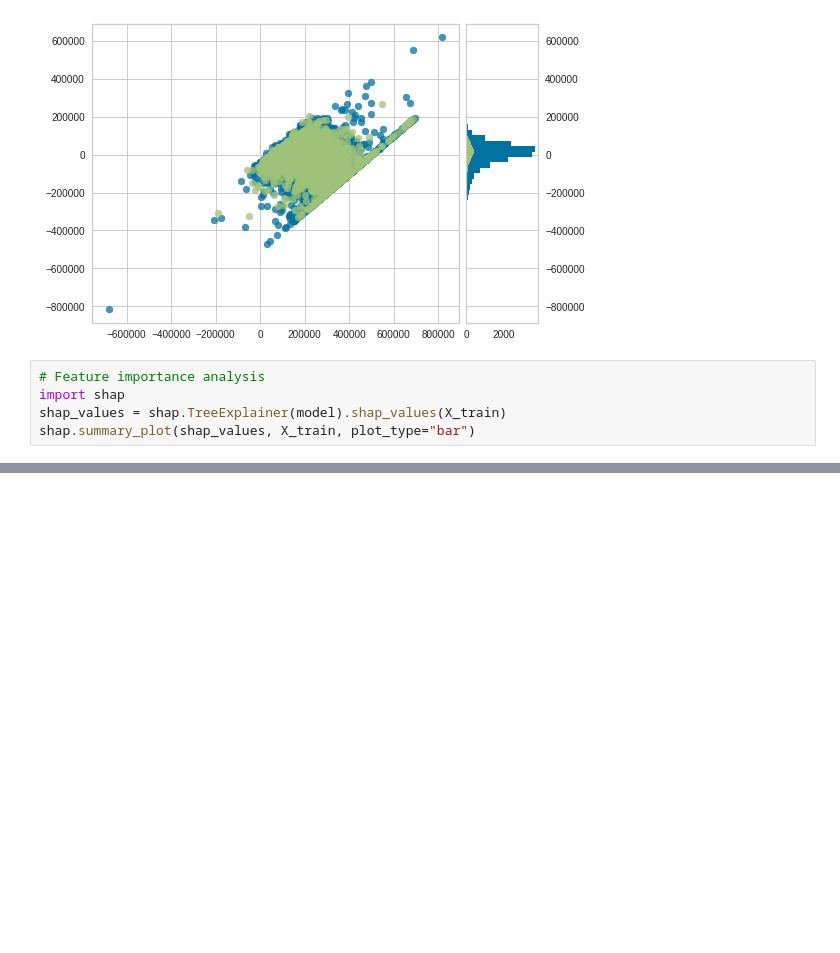
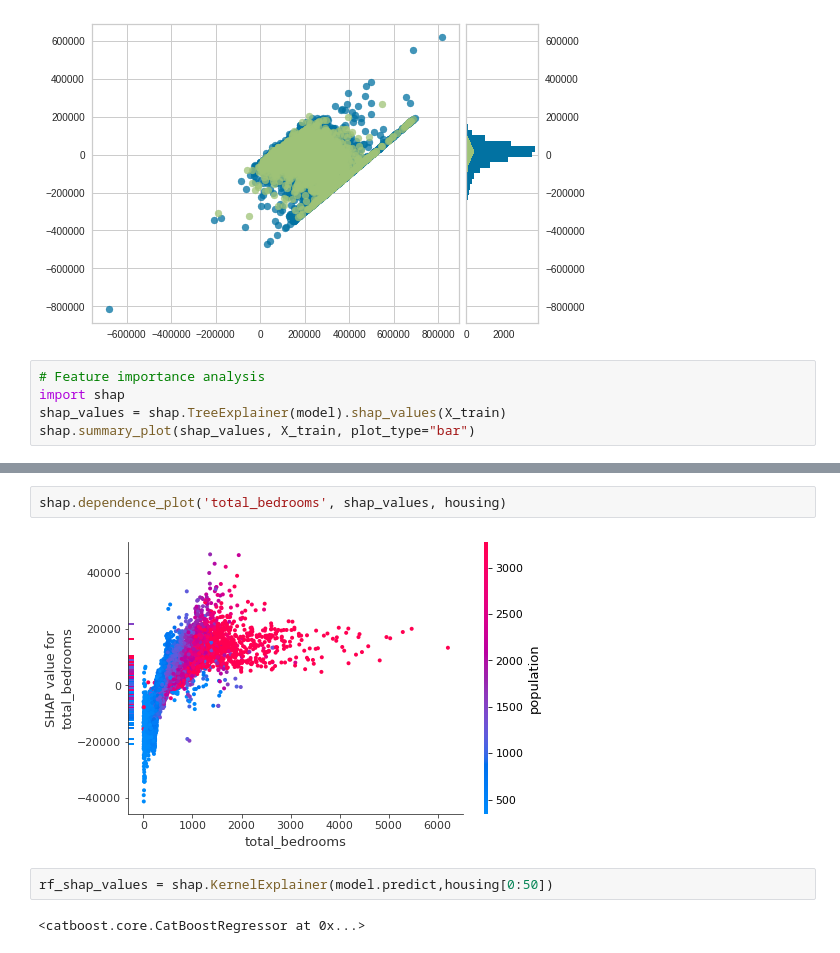
Before and after one commit to Smartsie/Playground, a Jupyter notebook: Hands_on_Machine_Learning_Ex_1_Housing.ipynb, the cells around one changed output, grey strips where cells are left out. Cells and saved outputs as stored; diff of their text form; blank space fills up the shorter version.

```diff
--- a/Hands_on_Machine_Learning_Ex_1_Housing.ipynb
+++ b/Hands_on_Machine_Learning_Ex_1_Housing.ipynb
@@ -271,0 +338,8 @@ shap.summary_plot(shap_values, X_train, plot_type="bar")
+# %%
+shap.dependence_plot('total_bedrooms', shap_values, housing)
+# %% [output]
+[figure, added]
+# %%
+rf_shap_values = shap.KernelExplainer(model.predict,housing[0:50])
+# %% [output]
+<catboost.core.CatBoostRegressor at 0x...>
```
Also changed, not shown: parts of 12 cells of this notebook.
